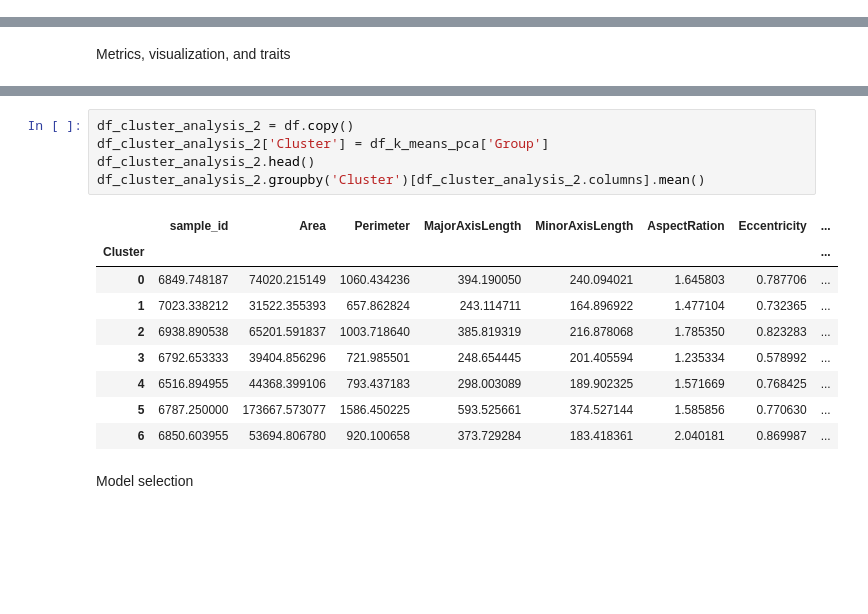
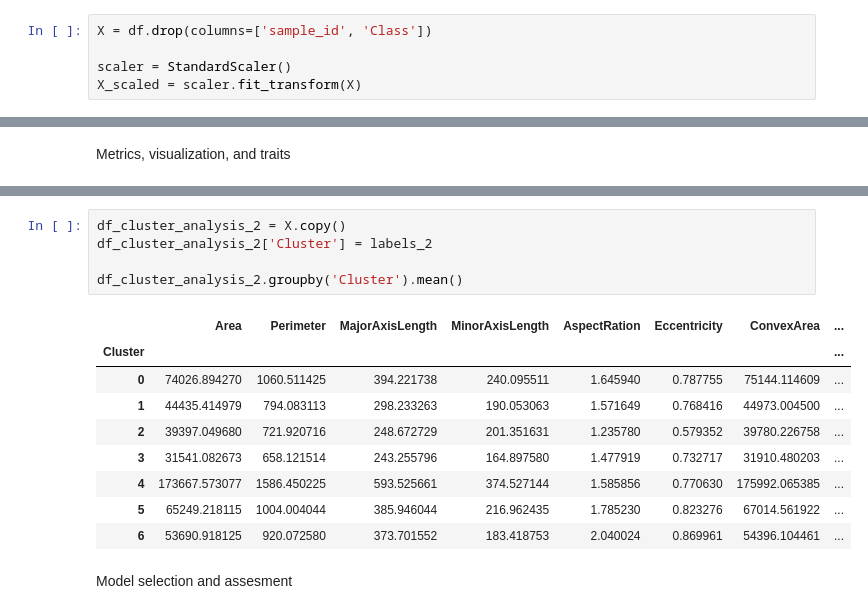
Before and after one commit to MelvinDacanay/ML_Project_1_And_2, a Jupyter notebook: Project_2/kmeans.ipynb, the cells around one changed output, grey strips where cells are left out. Saved outputs shown, nothing was run; the diff lists cells and outputs as text; blank space fills up the shorter version.

Commit message:
readability, agglomerative clustering

```diff
--- a/Project_2/kmeans.ipynb
+++ b/Project_2/kmeans.ipynb
@@ -16,0 +92,5 @@ x = df.iloc[:,:-1]
+# %%
+X = df.drop(columns=['sample_id', 'Class'])
+
+scaler = StandardScaler()
+X_scaled = scaler.fit_transform(X)
@@ -155,17 +273,17 @@ sb.scatterplot(
 # %%
-df_cluster_analysis_2 = df.copy()
-df_cluster_analysis_2['Cluster'] = df_k_means_pca['Group']
-df_cluster_analysis_2.head()
-df_cluster_analysis_2.groupby('Cluster')[df_cluster_analysis_2.columns].mean()
+df_cluster_analysis_2 = X.copy()
+df_cluster_analysis_2['Cluster'] = labels_2
+
+df_cluster_analysis_2.groupby('Cluster').mean()
 # %% [output]
-|  | sample_id | Area | Perimeter | MajorAxisLength | MinorAxisLength | AspectRation | Eccentricity | ... |
+|  | Area | Perimeter | MajorAxisLength | MinorAxisLength | AspectRation | Eccentricity | ConvexArea | ... |
 | Cluster |  |  |  |  |  |  |  | ... |
-| 0 | 6849.748187 | 74020.215149 | 1060.434236 | 394.190050 | 240.094021 | 1.645803 | 0.787706 | ... |
-| 1 | 7023.338212 | 31522.355393 | 657.862824 | 243.114711 | 164.896922 | 1.477104 | 0.732365 | ... |
-| 2 | 6938.890538 | 65201.591837 | 1003.718640 | 385.819319 | 216.878068 | 1.785350 | 0.823283 | ... |
-| 3 | 6792.653333 | 39404.856296 | 721.985501 | 248.654445 | 201.405594 | 1.235334 | 0.578992 | ... |
-| 4 | 6516.894955 | 44368.399106 | 793.437183 | 298.003089 | 189.902325 | 1.571669 | 0.768425 | ... |
-| 5 | 6787.250000 | 173667.573077 | 1586.450225 | 593.525661 | 374.527144 | 1.585856 | 0.770630 | ... |
-| 6 | 6850.603955 | 53694.806780 | 920.100658 | 373.729284 | 183.418361 | 2.040181 | 0.869987 | ... |
+| 0 | 74026.894270 | 1060.511425 | 394.221738 | 240.095511 | 1.645940 | 0.787755 | 75144.114609 | ... |
+| 1 | 44435.414979 | 794.083113 | 298.233263 | 190.053063 | 1.571649 | 0.768416 | 44973.004500 | ... |
+| 2 | 39397.049680 | 721.920716 | 248.672729 | 201.351631 | 1.235780 | 0.579352 | 39780.226758 | ... |
+| 3 | 31541.082673 | 658.121514 | 243.255796 | 164.897580 | 1.477919 | 0.732717 | 31910.480203 | ... |
+| 4 | 173667.573077 | 1586.450225 | 593.525661 | 374.527144 | 1.585856 | 0.770630 | 175992.065385 | ... |
+| 5 | 65249.218115 | 1004.004044 | 385.946044 | 216.962435 | 1.785230 | 0.823276 | 67014.561922 | ... |
+| 6 | 53690.918125 | 920.072580 | 373.701552 | 183.418753 | 2.040024 | 0.869961 | 54396.104461 | ... |
 # %% [markdown]
-Model selection
+Model selection and assesment
```
Also changed, not shown: parts of 12 cells of this notebook, 7 other files.
